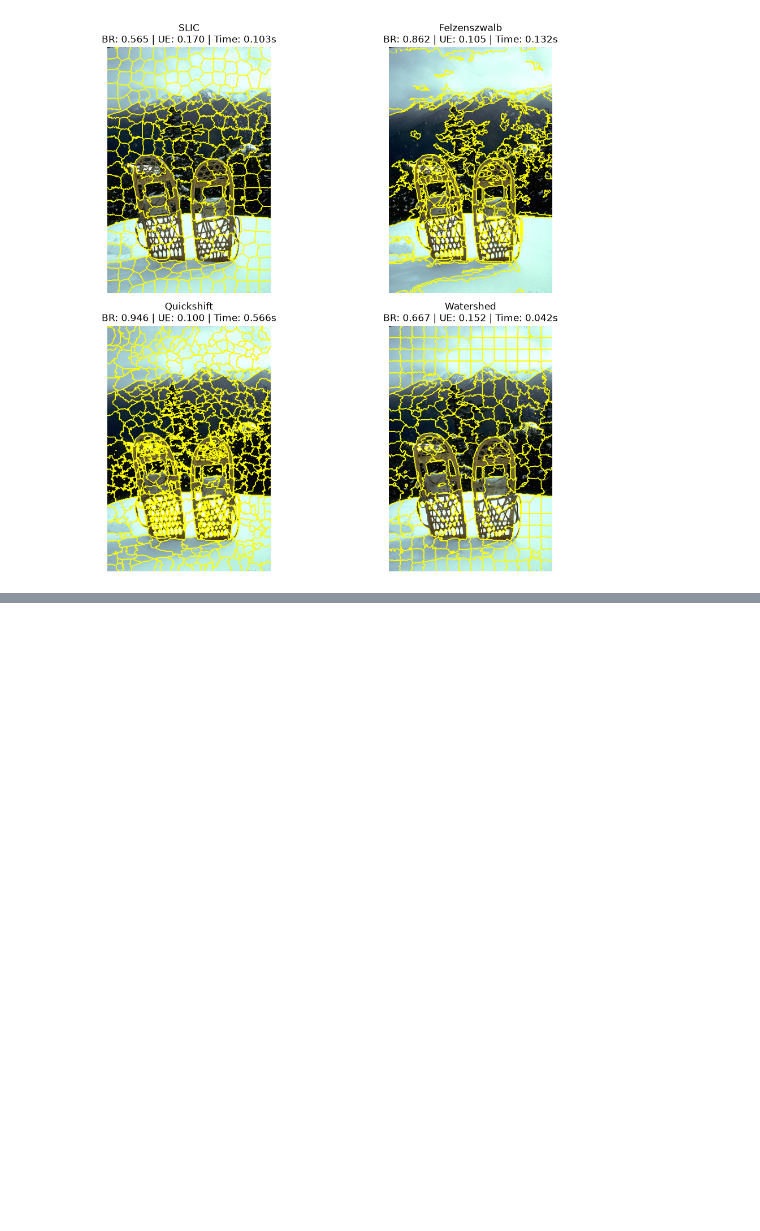
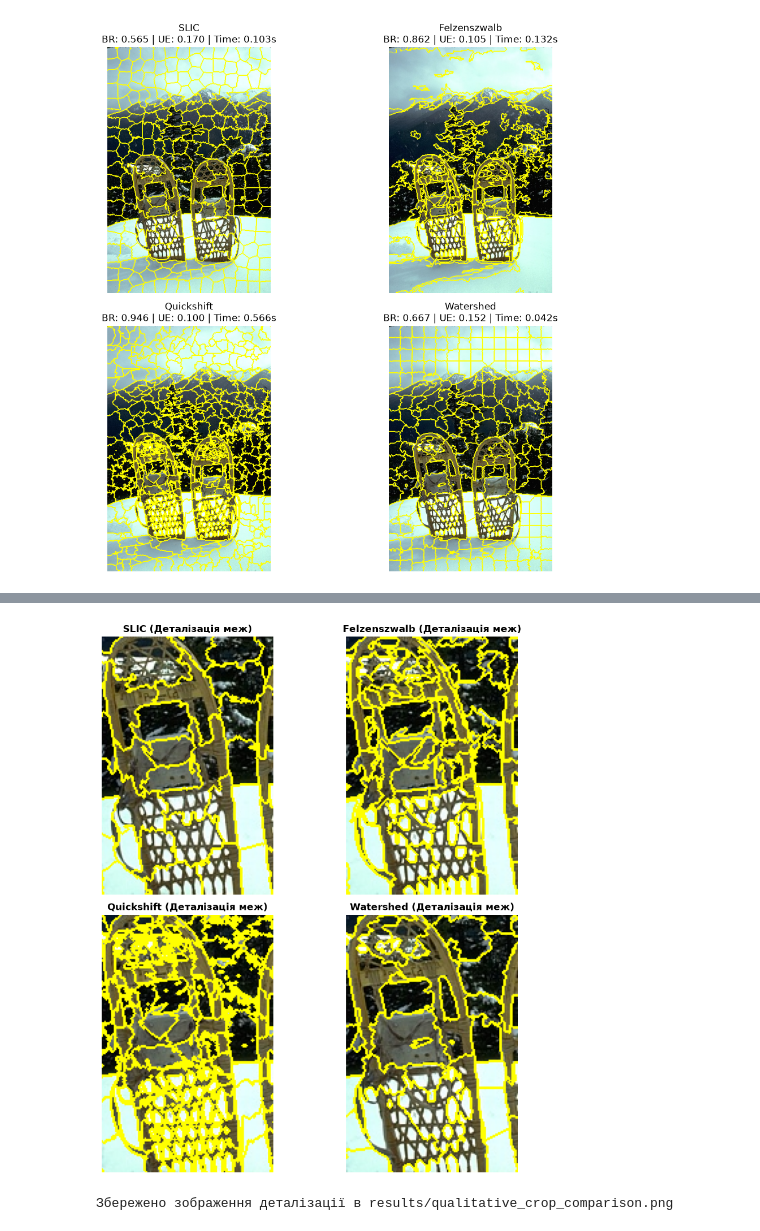
Before and after one commit to General202/Super_pixel_methods, a Jupyter notebook: main_experiments.ipynb, the cells around one changed output, grey strips where cells are left out. Drawn from its saved outputs; the diff is of its cells as text; code cells hidden in the pictures; blank space fills up the shorter version.

```diff
--- a/main_experiments.ipynb
+++ b/main_experiments.ipynb
@@ -134,0 +294,51 @@ Felzenszwalb 0.132077 0.861575 0.105485
+# %%
+import cv2
+import matplotlib.pyplot as plt
+from skimage.segmentation import slic, felzenszwalb, quickshift, watershed, mark_boundaries
+from skimage.filters import sobel
+from skimage.color import rgb2gray
+import metrics
+
+# 1. Завантаження кадру
+image_id = "2018"
+img = cv2.cvtColor(cv2.imread(f"data/raw/{image_id}.jpg"), cv2.COLOR_BGR2RGB)
+
+# 2. Обчислення сегментацій
+lbl_slic, _ = metrics.benchmark_algorithm(slic, img, n_segments=300, compactness=10, start_label=1)
+lbl_felz, _ = metrics.benchmark_algorithm(felzenszwalb, img, scale=100, sigma=0.5, min_size=50)
+lbl_quick, _ = metrics.benchmark_algorithm(quickshift, img, kernel_size=3, max_dist=6, ratio=0.5)
+
+gradient = sobel(rgb2gray(img))
+lbl_water, _ = metrics.benchmark_algorithm(watershed, gradient, markers=300, compactness=0.001)
+
+# 3. Визначаємо області кропу (Zoom-In) для деталі (наприклад, снігоступ)
+# [y_min:y_max, x_min:x_max]
+h, w, _ = img.shape
+crop_y1, crop_y2 = int(h * 0.45), int(h * 0.85)
+crop_x1, crop_x2 = int(w * 0.15), int(w * 0.55)
+
+fig, axes = plt.subplots(2, 2, figsize=(10, 10))
+methods = [
+    ("SLIC", lbl_slic),
+    ("Felzenszwalb", lbl_felz),
+    ("Quickshift", lbl_quick),
+    ("Watershed", lbl_water)
+]
+
+for idx, (name, labels) in enumerate(methods):
+    ax = axes[idx // 2, idx % 2]
+    # Накладаємо межі та робимо crop
+    img_with_bounds = mark_boundaries(img, labels, color=(1, 1, 0))
+    cropped = img_with_bounds[crop_y1:crop_y2, crop_x1:crop_x2]
+
+    ax.imshow(cropped)
+    ax.set_title(f"{name} (Деталізація меж)", fontsize=12, fontweight='bold')
+    ax.axis('off')
+
+plt.tight_layout()
+plt.savefig("results/qualitative_crop_comparison.png", dpi=300)
+plt.show()
+print("Збережено зображення деталізації в results/qualitative_crop_comparison.png")
+# %% [output]
+[figure, added]
+Збережено зображення деталізації в results/qualitative_crop_comparison.png
```
Also changed, not shown: parts of 3 cells of this notebook, 1 other file.
